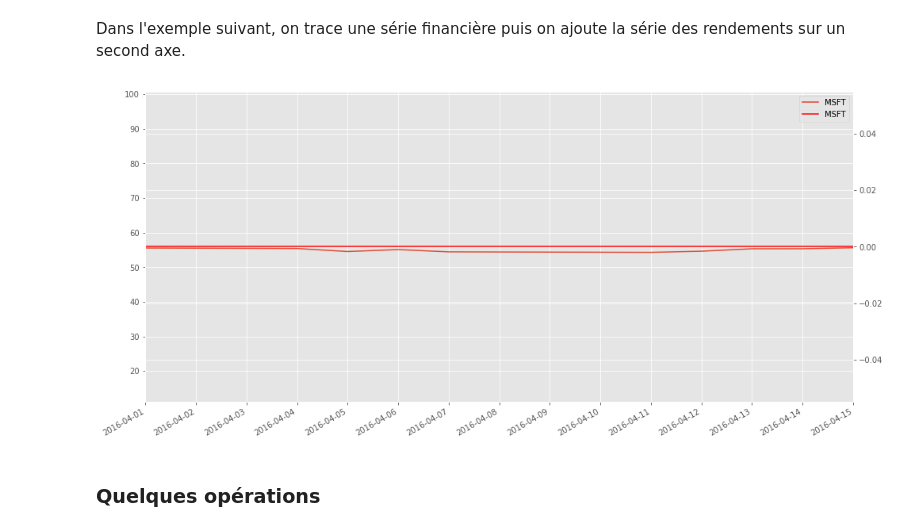
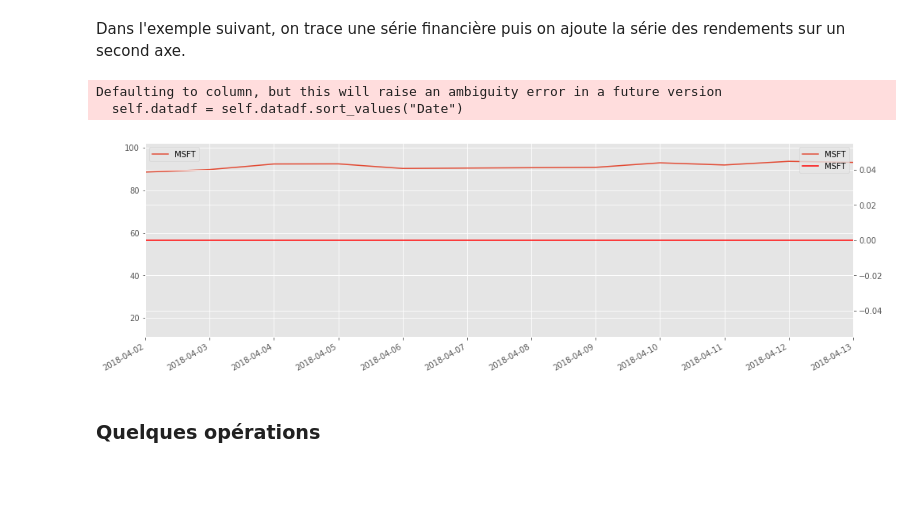
Before and after one commit to sdpython/pyensae, a Jupyter notebook: _doc/notebooks/pyensae_StockPrices.ipynb, the cells around one changed output. Cells and saved outputs as stored; diff of their text form; code cells hidden in the pictures; blank space fills up the shorter version.

Commit message:
fix stock provider

```diff
--- a/_doc/notebooks/pyensae_StockPrices.ipynb
+++ b/_doc/notebooks/pyensae_StockPrices.ipynb
@@ -99,12 +100,14 @@ Ce type de série ne fait pas toujours apparaître les saut de prix qui survient
 Dans l'exemple suivant, on trace une série financière puis on ajoute la série des rendements sur un second axe.
 # %%
 stock = StockPrices(tick)
-ret   = stock.returns()["2016-04-01":"2016-04-15"]
-ret.dataframe.loc["2016-04-01":"2016-04-30","Close"]=0  # on annule certains valeurs
-ax = stock.plot(figsize=(16,8))
+ret = stock.returns()["2018-04-01":"2018-04-15"]
+ret.dataframe.loc["2018-04-01":"2018-04-30","Close"]=0  # on annule certains valeurs
+ax = stock.plot(figsize=(16,5))
 ret.plot(axis=2, ax=ax);
 # %% [output]
+Defaulting to column, but this will raise an ambiguity error in a future version
+  self.datadf = self.datadf.sort_values("Date")
-[figure, old version]
+[figure, new version]
 # %% [markdown]
 ### Quelques opérations
 # %%
```
Also changed, not shown: parts of 10 cells of this notebook, 2 other files.
